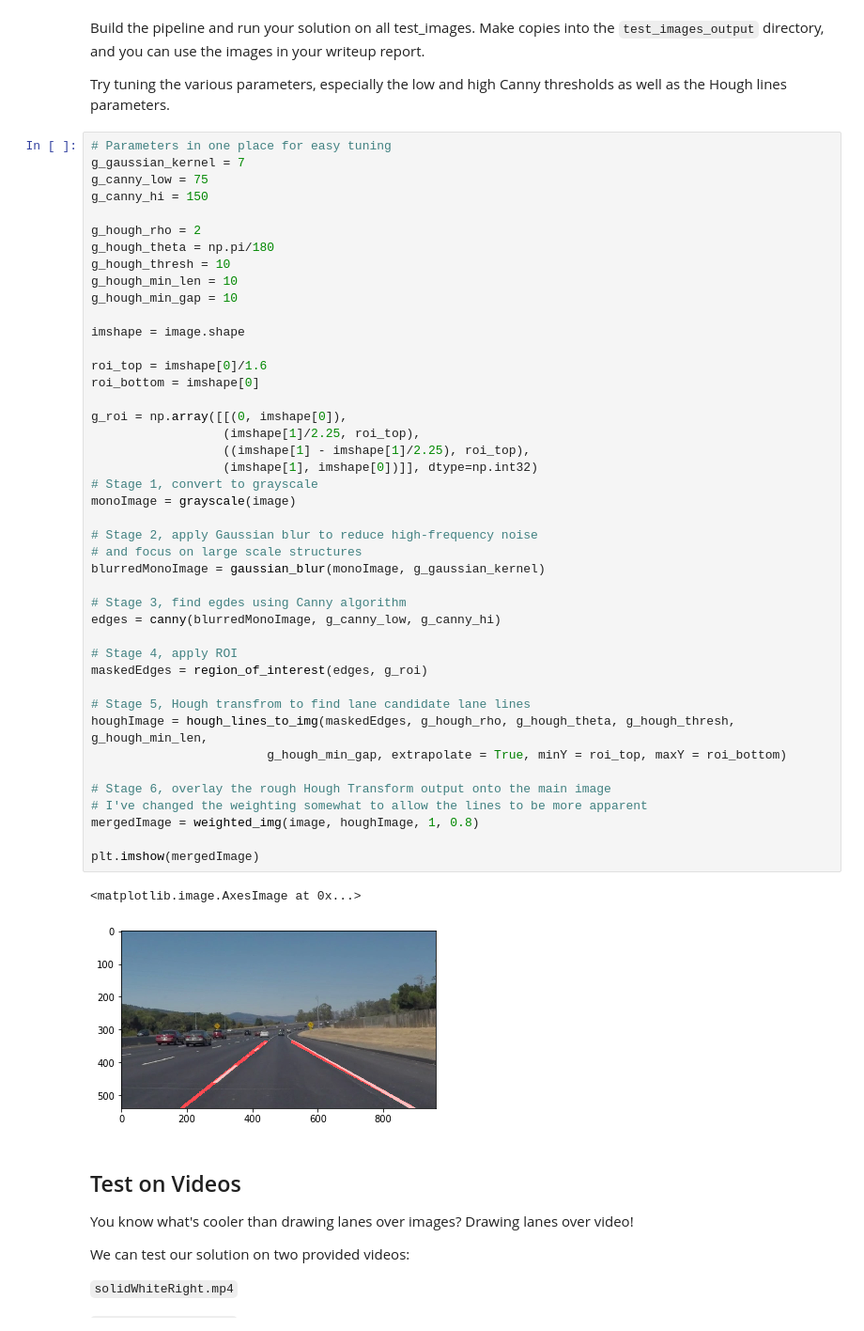
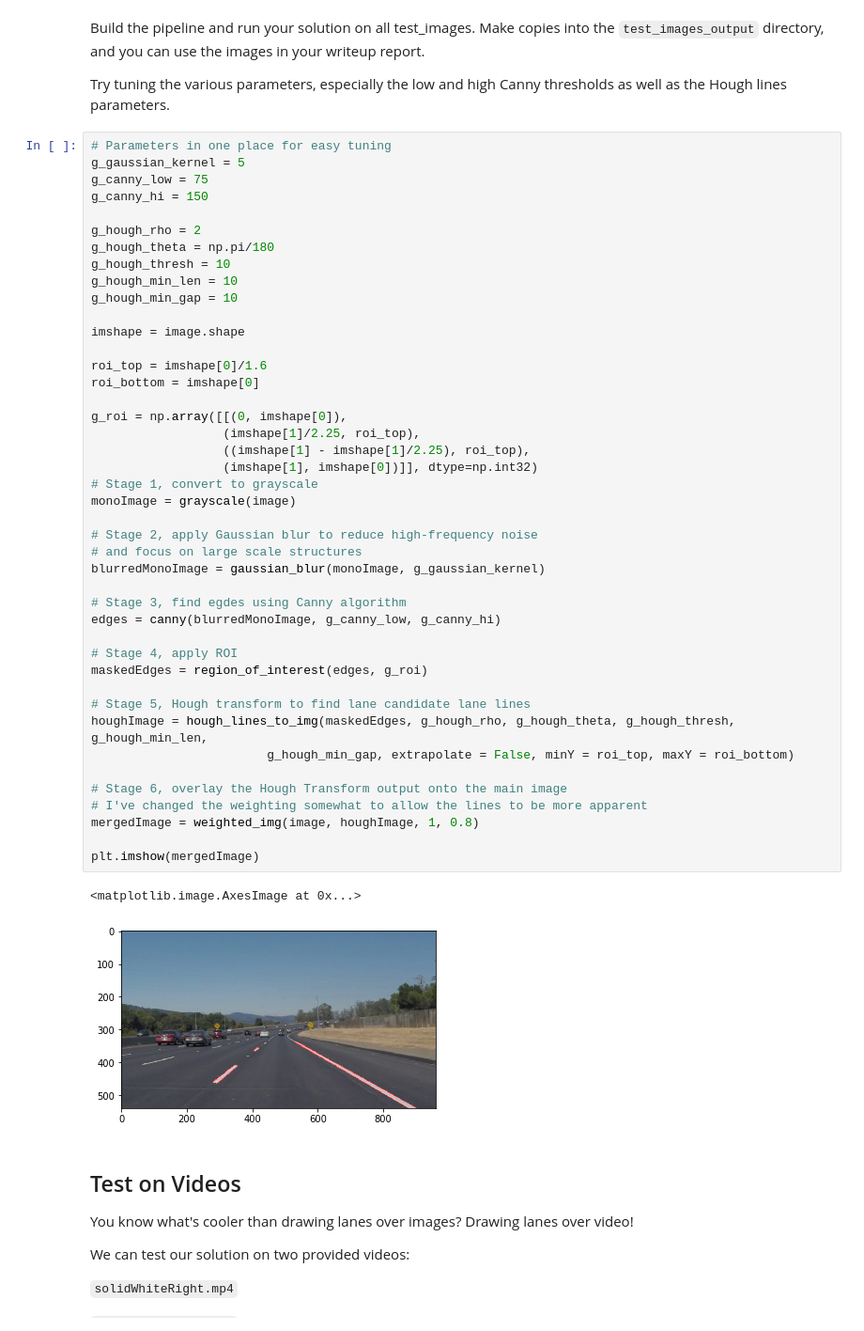
Before and after one commit to logicalelegance/udacity_car-lanes-p1, a Jupyter notebook: P1.ipynb, the cells around one changed output. Shown: that part at 94% size. Drawn from its saved outputs; the diff is of its cells as text.

```diff
--- a/P1.ipynb
+++ b/P1.ipynb
@@ -250,7 +279,7 @@ Build the pipeline and run your solution on all test_images. Make copies into th
 Try tuning the various parameters, especially the low and high Canny thresholds as well as the Hough lines parameters.
 # %%
 # Parameters in one place for easy tuning
-g_gaussian_kernel = 7
+g_gaussian_kernel = 5
 g_canny_low = 75
 g_canny_hi = 150
 
@@ -263,37 +292,37 @@ g_hough_min_gap = 10
 imshape = image.shape
 
 roi_top = imshape[0]/1.6
 roi_bottom = imshape[0]
 
 g_roi = np.array([[(0, imshape[0]),
                   (imshape[1]/2.25, roi_top),
                   ((imshape[1] - imshape[1]/2.25), roi_top),
                   (imshape[1], imshape[0])]], dtype=np.int32)
 # Stage 1, convert to grayscale
 monoImage = grayscale(image)
 
 # Stage 2, apply Gaussian blur to reduce high-frequency noise
 # and focus on large scale structures
 blurredMonoImage = gaussian_blur(monoImage, g_gaussian_kernel)
 
 # Stage 3, find egdes using Canny algorithm
 edges = canny(blurredMonoImage, g_canny_low, g_canny_hi)
 
 # Stage 4, apply ROI
 maskedEdges = region_of_interest(edges, g_roi)
 
-# Stage 5, Hough transfrom to find lane candidate lane lines
+# Stage 5, Hough transform to find lane candidate lane lines
 houghImage = hough_lines_to_img(maskedEdges, g_hough_rho, g_hough_theta, g_hough_thresh, g_hough_min_len,
-                        g_hough_min_gap, extrapolate = True, minY = roi_top, maxY = roi_bottom)
+                        g_hough_min_gap, extrapolate = False, minY = roi_top, maxY = roi_bottom)
 
-# Stage 6, overlay the rough Hough Transform output onto the main image
+# Stage 6, overlay the Hough Transform output onto the main image
 # I've changed the weighting somewhat to allow the lines to be more apparent
 mergedImage = weighted_img(image, houghImage, 1, 0.8)
 
 plt.imshow(mergedImage)
 # %% [output]
 <matplotlib.image.AxesImage at 0x...>
-[figure, old version]
+[figure, new version]
 # %% [markdown]
 ## Test on Videos
 
```
Also changed, not shown: parts of 9 cells of this notebook.
